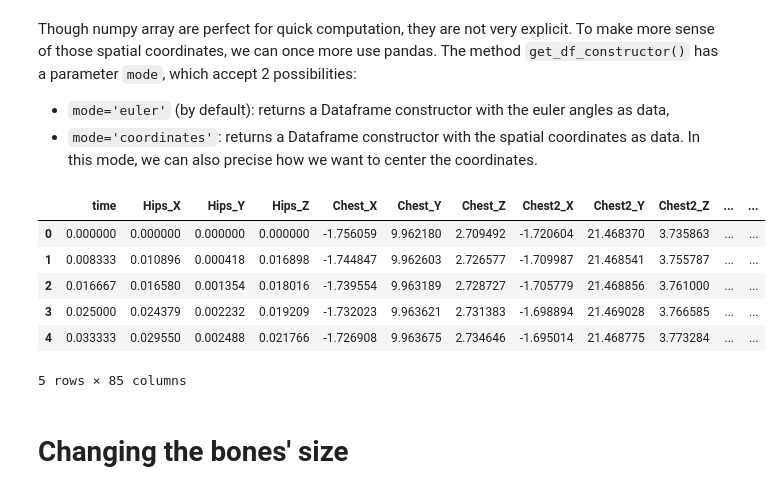
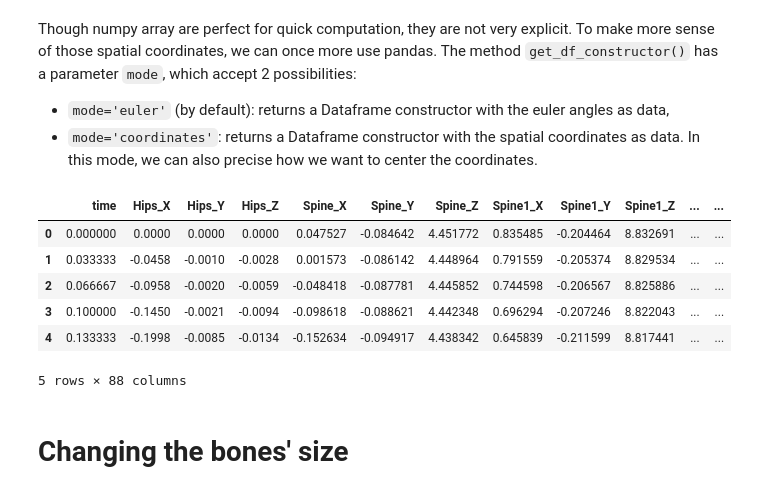
Before and after one commit to VictorS-67/pybvh, a Jupyter notebook: tutorials/2.Spatial_coordinates.ipynb, the cells around one changed output. Drawn from its saved outputs; the diff is of its cells as text; code cells hidden in the pictures.

```diff
--- a/tutorials/2.Spatial_coordinates.ipynb
+++ b/tutorials/2.Spatial_coordinates.ipynb
@@ -23,4 +23,5 @@ We can obtain a raw numpy array containing the spatial coordinates using the bvh
 # %%
-filepath = bvh_folder / 'bvh_test2.bvh'
+filepath = bvh_folder / 'bvh_test1.bvh'
+bvh = pybvh.read_bvh_file(filepath)
 
-bvh_example = pybvh.read_bvh_file(filepath)
+print(bvh)
@@ -97,16 +119,16 @@ Though numpy array are perfect for quick computation, they are not very explicit
 - `mode='euler'` (by default): returns a Dataframe constructor with the euler angles as data,
 - `mode='coordinates'`: returns a Dataframe constructor with the spatial coordinates as data. In this mode, we can also precise how we want to center the coordinates.
 # %%
-df_coord = pd.DataFrame(bvh_example.get_df_constructor(mode='coordinates', centered='first'))
+df_coord = pd.DataFrame(bvh.get_df_constructor(mode='coordinates', centered='first'))
 df_coord.head()
 # %% [output]
-|  | time | Hips_X | Hips_Y | Hips_Z | Chest_X | Chest_Y | Chest_Z | Chest2_X | Chest2_Y | Chest2_Z | ... | ... |
-| 0 | 0.000000 | 0.000000 | 0.000000 | 0.000000 | -1.756059 | 9.962180 | 2.709492 | -1.720604 | 21.468370 | 3.735863 | ... | ... |
-| 1 | 0.008333 | 0.010896 | 0.000418 | 0.016898 | -1.744847 | 9.962603 | 2.726577 | -1.709987 | 21.468541 | 3.755787 | ... | ... |
-| 2 | 0.016667 | 0.016580 | 0.001354 | 0.018016 | -1.739554 | 9.963189 | 2.728727 | -1.705779 | 21.468856 | 3.761000 | ... | ... |
-| 3 | 0.025000 | 0.024379 | 0.002232 | 0.019209 | -1.732023 | 9.963621 | 2.731383 | -1.698894 | 21.469028 | 3.766585 | ... | ... |
-| 4 | 0.033333 | 0.029550 | 0.002488 | 0.021766 | -1.726908 | 9.963675 | 2.734646 | -1.695014 | 21.468775 | 3.773284 | ... | ... |
+|  | time | Hips_X | Hips_Y | Hips_Z | Spine_X | Spine_Y | Spine_Z | Spine1_X | Spine1_Y | Spine1_Z | ... | ... |
+| 0 | 0.000000 | 0.0000 | 0.0000 | 0.0000 | 0.047527 | -0.084642 | 4.451772 | 0.835485 | -0.204464 | 8.832691 | ... | ... |
+| 1 | 0.033333 | -0.0458 | -0.0010 | -0.0028 | 0.001573 | -0.086142 | 4.448964 | 0.791559 | -0.205374 | 8.829534 | ... | ... |
+| 2 | 0.066667 | -0.0958 | -0.0020 | -0.0059 | -0.048418 | -0.087781 | 4.445852 | 0.744598 | -0.206567 | 8.825886 | ... | ... |
+| 3 | 0.100000 | -0.1450 | -0.0021 | -0.0094 | -0.098618 | -0.088621 | 4.442348 | 0.696294 | -0.207246 | 8.822043 | ... | ... |
+| 4 | 0.133333 | -0.1998 | -0.0085 | -0.0134 | -0.152634 | -0.094917 | 4.438342 | 0.645839 | -0.211599 | 8.817441 | ... | ... |
-5 rows × 85 columns
+5 rows × 88 columns
 # %% [markdown]
 # Changing the bones' size
 # %% [markdown]
```
Also changed, not shown: parts of 13 cells of this notebook, 11 other files.
